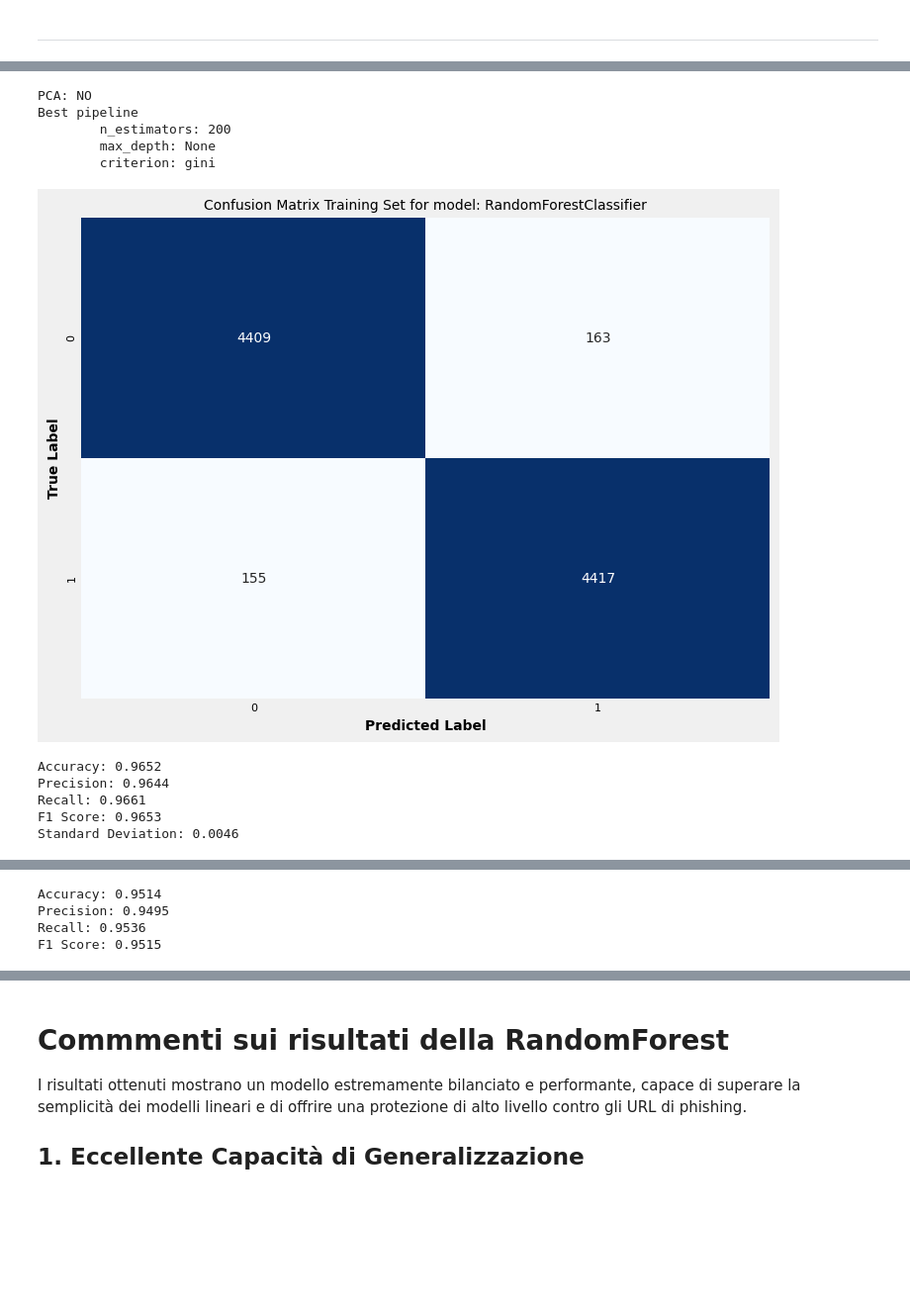
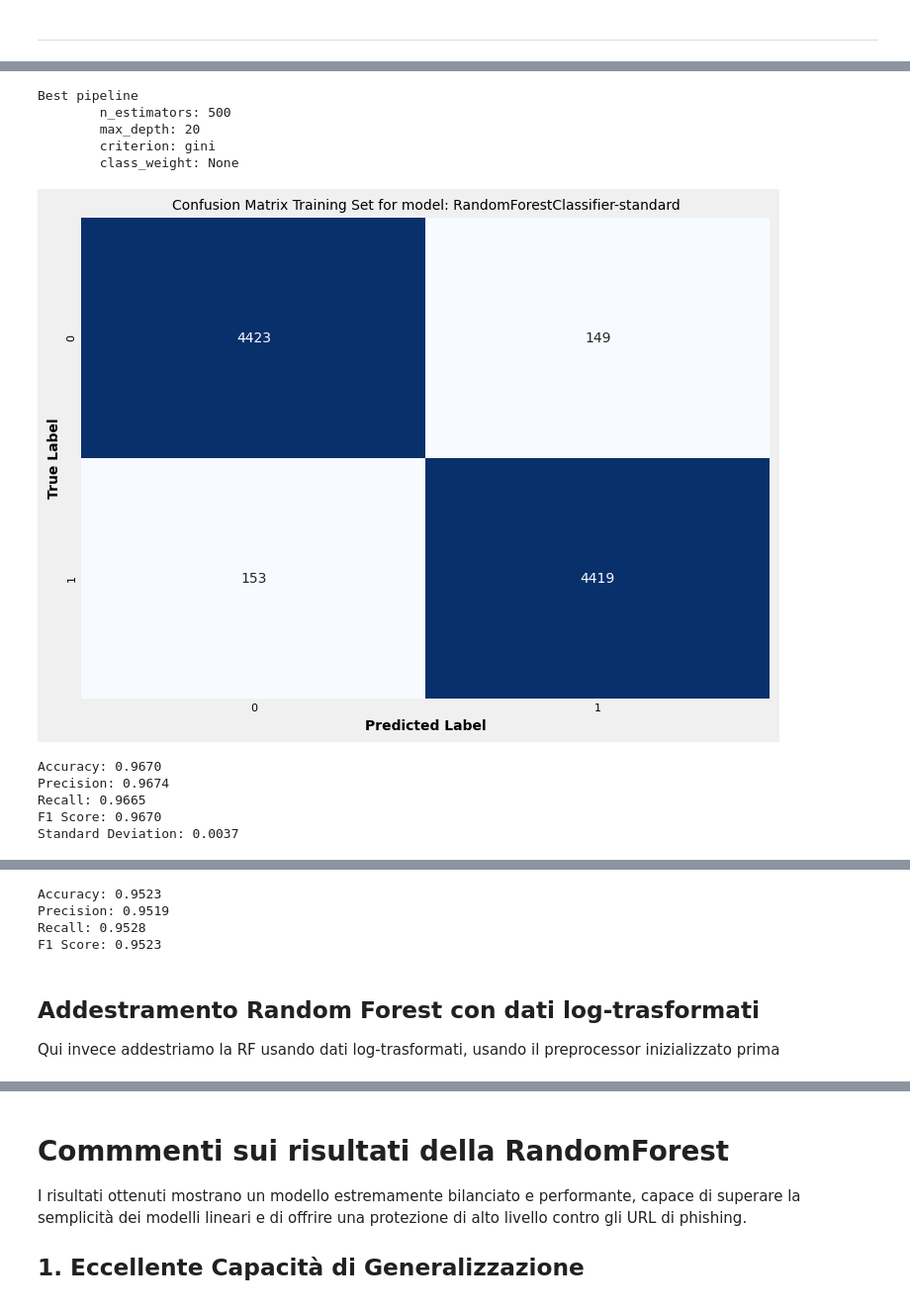
Before and after one commit to francosalvucci14/Progetto_MachineLearning, a Jupyter notebook: Progetto_ML_phishing-url.ipynb, the cells around one changed output, grey strips where cells are left out. Shown at 99% size. Drawn from its saved outputs; the diff is of its cells as text; code cells hidden in the pictures; blank space fills up the shorter version.

```diff
--- a/Progetto_ML_phishing-url.ipynb
+++ b/Progetto_ML_phishing-url.ipynb
@@ -704,10 +722,10 @@ def plot_results(cm,model, acc, precision, recall, f1, cfm, std_dev):
     print(f'F1 Score: {f1:.4f}')
     print(f'Standard Deviation: {std_dev:.4f}')
 # %%
-def plot_results_evaluation_finale(cm,model, acc, precision, recall, f1, cfm):
+def plot_results_evaluation_finale(cm,model_name, acc, precision, recall, f1, cfm):
     plt.figure(figsize=(8, 6))
     sns.heatmap(cfm, annot=True, fmt='d', cmap='Blues', cbar=False)
-    plt.title('Confusion Matrix Test Set for model: {}'.format(model.__class__.__name__))
+    plt.title('Confusion Matrix Test Set for model: {}'.format(model_name))
     plt.xlabel('Predicted Label')
     plt.ylabel('True Label')
     plt.show()
@@ -998,20 +989,26 @@ Visualizzazione in 2D dei decision boundary dell'SVM
 svm_best = best_svm.named_steps['svm']
 
 pipe_vis = Pipeline([
+    ('preprocessor', preprocessor),
     ('scaler', StandardScaler()),
     ('pca', PCA(n_components=2, random_state=42)),
     ('svm', SVC(
         kernel=svm_best.kernel,
         C=svm_best.C,
-        gamma=svm_best.gamma
+        gamma=svm_best.gamma,
+        class_weight=svm_best.class_weight
     ))
 ])
 
 pipe_vis.fit(X_train, y_train)
 
-X_test_2d = pipe_vis.named_steps['pca'].transform(
-    pipe_vis.named_steps['scaler'].transform(X_test)
-)
+# X_test_2d = pipe_vis[:-1].named_steps['pca'].transform(
+#     pipe_vis.named_steps['scaler'].transform(X_test)
+# )
+X_test_2d = pipe_vis.named_steps['preprocessor'].transform(X_test)
+X_test_2d = pipe_vis.named_steps['scaler'].transform(X_test_2d)
+X_test_2d = pipe_vis.named_steps['pca'].transform(X_test_2d)
+
 plot_svm_decision_boundary(
     pipe_vis.named_steps['svm'],
     X_test_2d,
@@ -1111,46 +1116,39 @@ Useremo RF per classificare, ma anche per selezionare le feature che hanno impat
 # %%
 pipe_rf = Pipeline([
-    ('preprocessor',preprocessor),
-    ('pca', PCA(n_components=0.95)),
     ('rf', RandomForestClassifier(random_state=42))
 ])
 
 param_grid_rf = {
-    'pca': [PCA(n_components=0.95),'passthrough'],
-    'rf__n_estimators': [50, 100, 200],
-    'rf__max_depth': [None, 10, 15, 20],
-    'rf__criterion': ['gini', 'entropy', 'log_loss']
+    'rf__n_estimators': [50, 100, 200,500],
+    'rf__max_depth': [None, 10, 15, 20,50],
+    'rf__criterion': ['gini', 'entropy', 'log_loss'],
+    'rf__class_weight': [None,'balanced','balanced_subsample']
 }
 mean_train_scores, mean_test_scores, params, best_rf = iperparametri_ott_pipe(pipe_rf, param_grid_rf, X_train, y_train)
 plot_hyperp(mean_train_scores, mean_test_scores, params)
 
-if best_rf.named_steps['pca'] == 'passthrough':
-    clf  = best_rf.named_steps['rf']
-    print("PCA: NO")
-    print(f"Best pipeline\n\tn_estimators: {clf.n_estimators}\n\tmax_depth: {clf.max_depth}\n\tcriterion: {clf.criterion}\n")
-else:
-    print("PCA: SI")
-    pca = best_rf.named_steps['pca']
-    print(f"PCA components: {pca.n_components_}")
-    print(f"Explained variance: {pca.explained_variance_ratio_.sum():.3f}")
+clf  = best_rf.named_steps['rf']
+print(f"Best pipeline\n\tn_estimators: {clf.n_estimators}\n\tmax_depth: {clf.max_depth}\
+      \n\tcriterion: {clf.criterion}\n\tclass_weight: {clf.class_weight}\n")
 # %% [output]
-PCA: NO
 Best pipeline
-        n_estimators: 200
-        max_depth: None
+        n_estimators: 500
+        max_depth: 20
         criterion: gini
+        class_weight: None
 # %%
+model_name = best_rf.named_steps['rf'].__class__.__name__+"-standard"
 # Chiamata alla funzione di valutazione
 cm, acc_rf, precision_rf, recall_rf, f1_rf, cfm_rf, std_dev_rf = evaluation(best_rf, X_train, y_train)
-plot_results(cm,best_rf.named_steps['rf'], acc_rf, precision_rf, recall_rf, f1_rf, cfm_rf, std_dev_rf)
+plot_results(cm,model_name, acc_rf, precision_rf, recall_rf, f1_rf, cfm_rf, std_dev_rf)
 
 # valutazione sul test set
 cm , acc_rf, precision_rf, recall_rf, f1_rf, cfm_rf = evaluation_finale(best_rf, X_test, y_test)
-plot_results_evaluation_finale(cm, best_rf.named_steps['rf'], acc_rf, precision_rf, recall_rf, f1_rf, cfm_rf)
+plot_results_evaluation_finale(cm, model_name, acc_rf, precision_rf, recall_rf, f1_rf, cfm_rf)
 # %% [output]
-[figure, old version]
+[figure, new version]
-Accuracy: 0.9652
-Precision: 0.9644
-Recall: 0.9661
-F1 Score: 0.9653
-Standard Deviation: 0.0046
+Accuracy: 0.9670
+Precision: 0.9674
+Recall: 0.9665
+F1 Score: 0.9670
+Standard Deviation: 0.0037
@@ -1158,4 +1156,8 @@ Standard Deviation: 0.0046
-Accuracy: 0.9514
-Precision: 0.9495
-Recall: 0.9536
-F1 Score: 0.9515
+Accuracy: 0.9523
+Precision: 0.9519
+Recall: 0.9528
+F1 Score: 0.9523
+# %% [markdown]
+## Addestramento Random Forest con dati log-trasformati
+
+Qui invece addestriamo la RF usando dati log-trasformati, usando il preprocessor inizializzato prima
```
Also changed, not shown: parts of 75 cells of this notebook.
